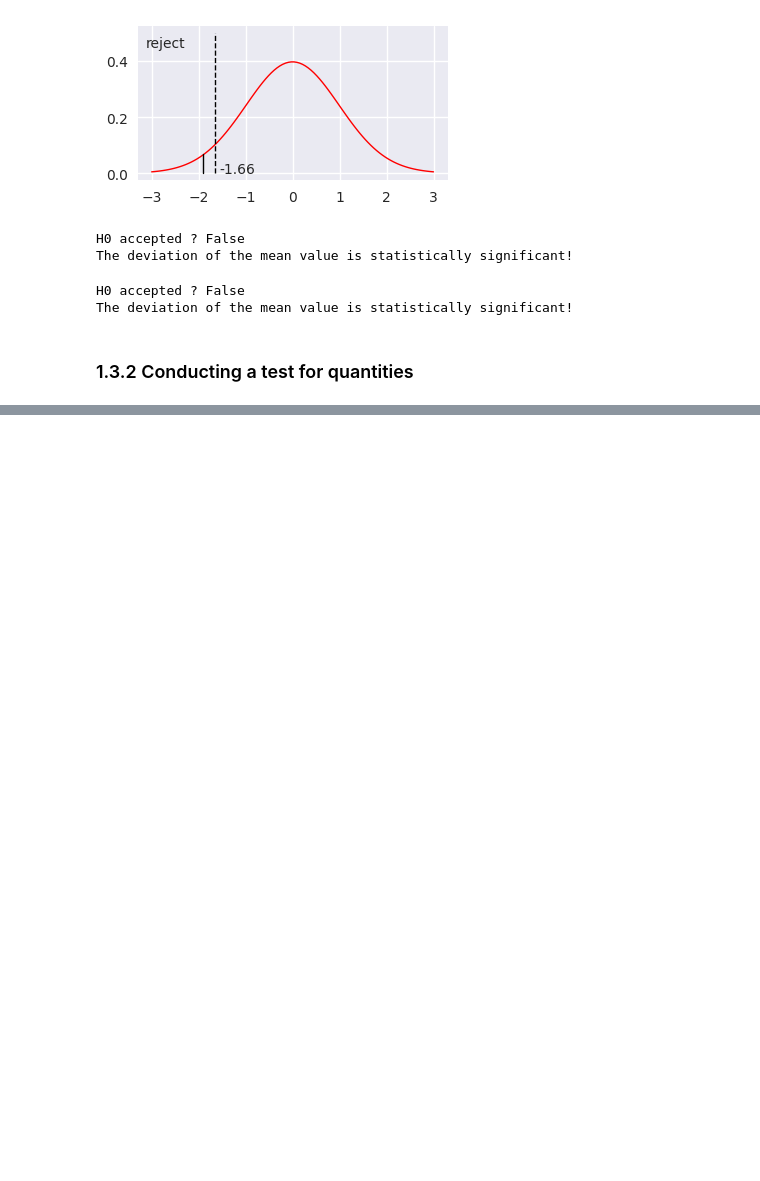
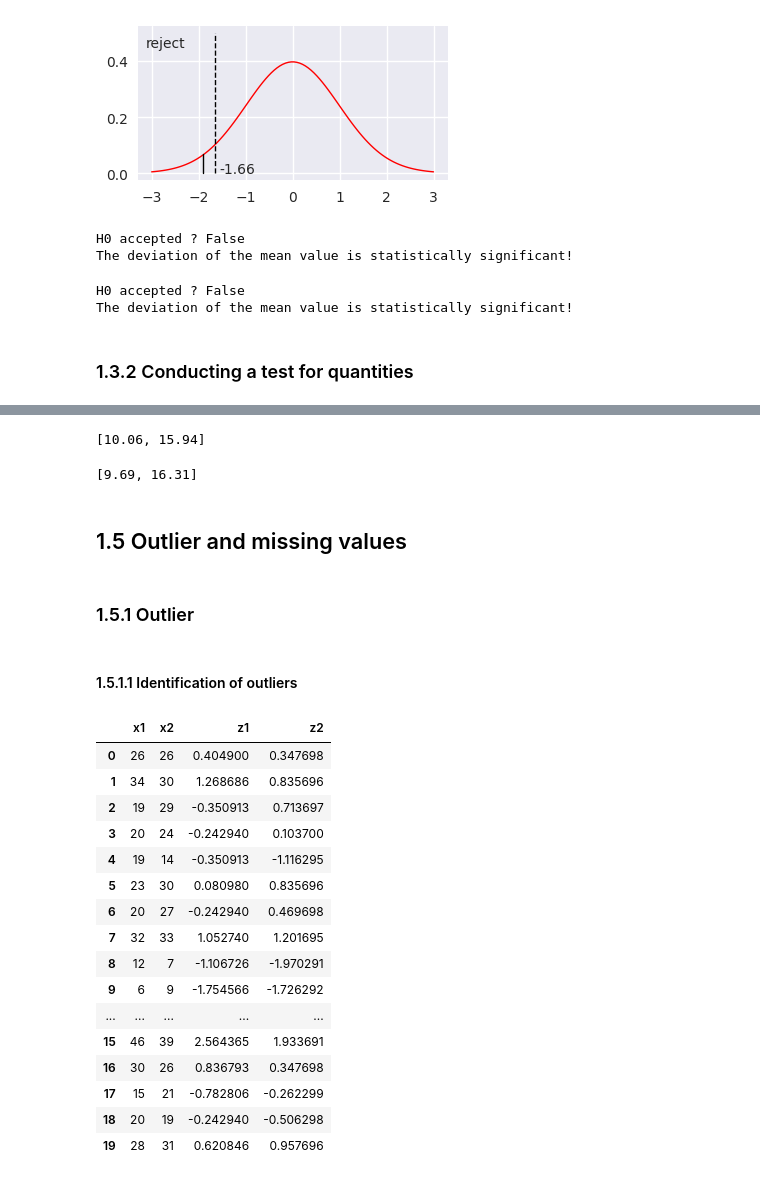
Before and after one commit to baltricks/mva, a Jupyter notebook: notebooks/1_Introduction.ipynb, the cells around one changed output, grey strips where cells are left out. Saved outputs shown, nothing was run; the diff lists cells and outputs as text; code cells hidden in the pictures; blank space fills up the shorter version.

```diff
--- a/notebooks/1_Introduction.ipynb
+++ b/notebooks/1_Introduction.ipynb
@@ -426,0 +461,52 @@ The deviation of the mean value is statistically significant!
+# %%
+# confidence interval for quantities (formula 1.17)
+sQuant = math.sqrt(piQuant0 * (1 - piQuant0))
+eQuant = 100 * abs(zAlpa2) * sQuant / math.sqrt(Nquant) # in %, difference to the formula in the book
+quantInterval = [round(100 * xQuant / Nquant - eQuant, 2), round(100 * xQuant / Nquant + eQuant, 2)] # s. a.
+quantInterval
+# %% [output]
+[10.06, 15.94]
+# %%
+# confidence interval for quantities (formula 1.18, 1.19)
+sQuantP = math.sqrt((xQuant / Nquant) * (1 - xQuant / Nquant))
+eQuantP = 100 * 1.97 * sQuantP / math.sqrt(Nquant) # where does the 1.97 come from?
+quantIntervalP = [round(100 * xQuant / Nquant - eQuantP, 2), round(100 * xQuant / Nquant + eQuantP, 2)]
+quantIntervalP
+# %% [output]
+[9.69, 16.31]
+# %% [markdown]
+## 1.5 Outlier and missing values
+# %% [markdown]
+### 1.5.1 Outlier
+# %% [markdown]
+#### 1.5.1.1 Identification of outliers
+# %%
+dataOutlier = { 'x1':[26, 34, 19, 20, 19, 23, 20, 32, 12, 6, 11, 29, 15, 16, 24, 46, 30, 15, 20, 28],
+               'x2':[26, 30, 29, 24, 14, 30, 27, 33, 7, 9, 17, 22, 15, 26, 18, 39, 26, 21, 19, 31]}
+
+meanX1, meanX2 = np.mean(dataOutlier['x1']), np.mean(dataOutlier['x2'])
+sX1, sX2       = np.std(dataOutlier['x1'], ddof=1), np.std(dataOutlier['x2'], ddof=1)
+
+dataOutlier['z1'] = [(xi - meanX1) / sX1 for xi in dataOutlier['x1']]
+dataOutlier['z2'] = [(xi - meanX2) / sX2 for xi in dataOutlier['x2']]
+
+dfOutlier = pd.DataFrame(dataOutlier)
+dfOutlier
+# %% [output]
+|  | x1 | x2 | z1 | z2 |
+| 0 | 26 | 26 | 0.404900 | 0.347698 |
+| 1 | 34 | 30 | 1.268686 | 0.835696 |
+| 2 | 19 | 29 | -0.350913 | 0.713697 |
+| 3 | 20 | 24 | -0.242940 | 0.103700 |
+| 4 | 19 | 14 | -0.350913 | -1.116295 |
+| 5 | 23 | 30 | 0.080980 | 0.835696 |
+| 6 | 20 | 27 | -0.242940 | 0.469698 |
+| 7 | 32 | 33 | 1.052740 | 1.201695 |
+| 8 | 12 | 7 | -1.106726 | -1.970291 |
+| 9 | 6 | 9 | -1.754566 | -1.726292 |
+| ... | ... | ... | ... | ... |
+| 15 | 46 | 39 | 2.564365 | 1.933691 |
+| 16 | 30 | 26 | 0.836793 | 0.347698 |
+| 17 | 15 | 21 | -0.782806 | -0.262299 |
+| 18 | 20 | 19 | -0.242940 | -0.506298 |
+| 19 | 28 | 31 | 0.620846 | 0.957696 |
```
Also changed, not shown: parts of 19 cells of this notebook.
